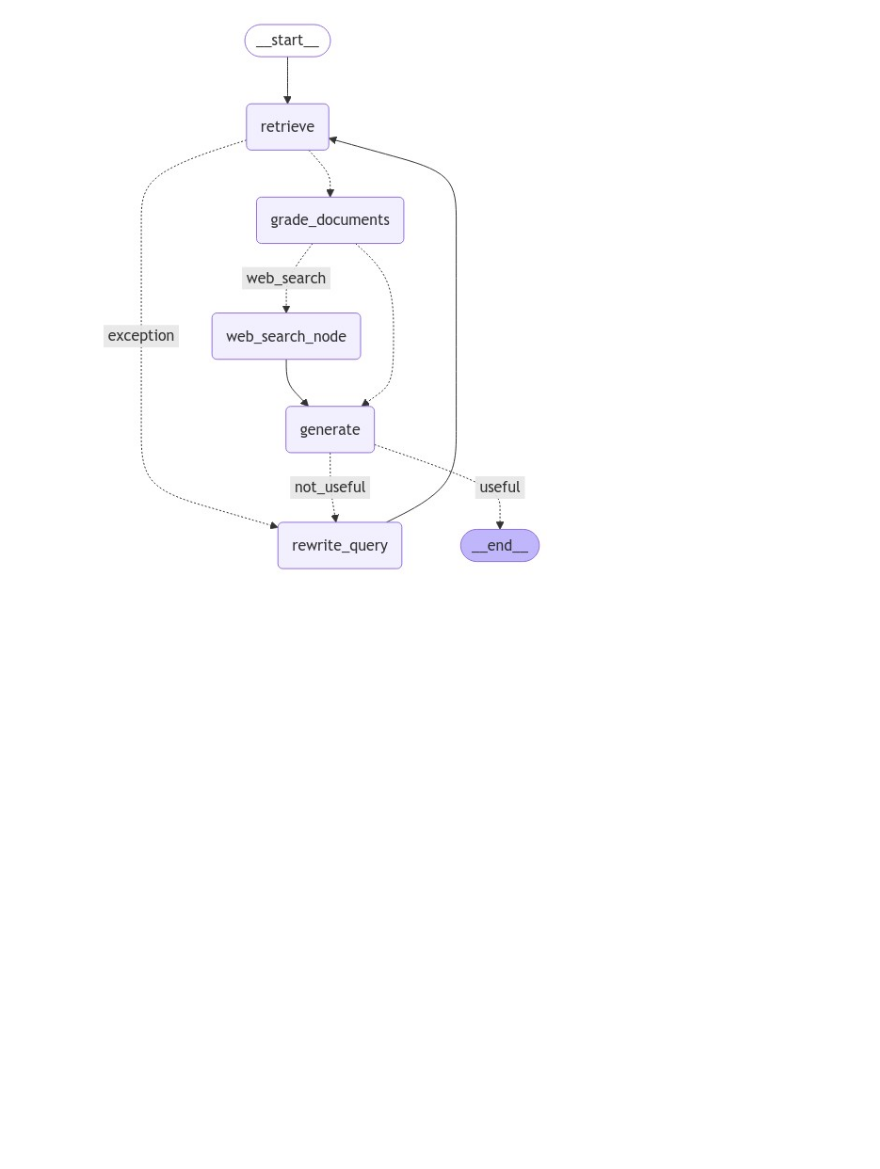
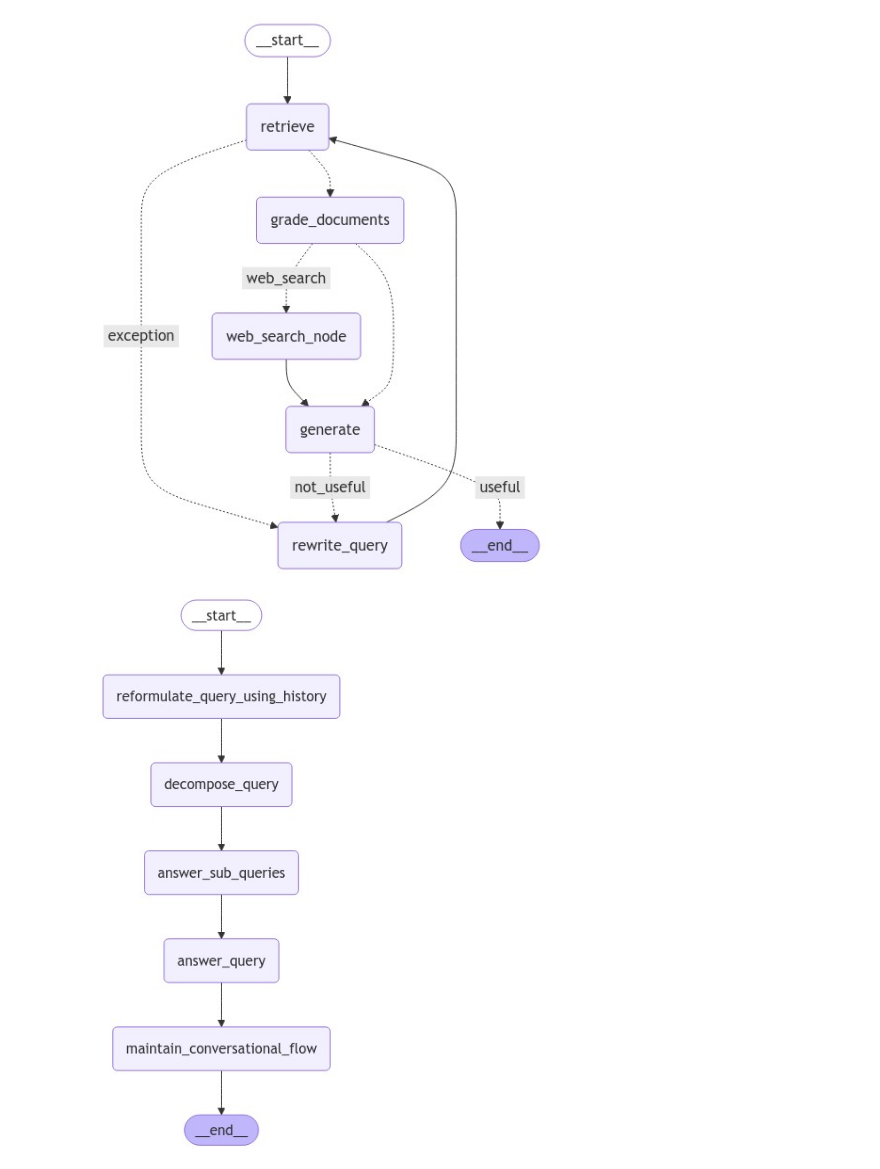
Before and after one commit to ranjanrakesh47g/WeatherRAG, a Jupyter notebook: Notebooks/WeatherRAG.ipynb, the cells around one changed output. Drawn from its saved outputs; the diff is of its cells as text; code cells hidden in the pictures; blank space fills up the shorter version.

```diff
--- a/Notebooks/WeatherRAG.ipynb
+++ b/Notebooks/WeatherRAG.ipynb
@@ -254,7 +296,7 @@ print(retrieval_grader.invoke({"input": question, "document": format_docs(docs)}
 # %% [output]
 binary_score='no'
 # %%
-web_search_tool = TavilySearchResults(max_results=10, include_answer=True)
+web_search_tool = TavilySearchResults(max_results=5, include_answer=True)
 # %%
 rewrite_system_prompt = """You are a question re-writer that converts an input question to a better version that is optimized \n
      for web search. Look at the input and try to reason about the underlying semantic intent / meaning. While outputting, just output the improved query"""
@@ -921,3 +723,5 @@ display(
 )
 # %% [output]
 [figure]
+# %%
+rag_chain_main = prompt | llm | StrOutputParser()
@@ -923,0 +777,40 @@ display(
+# %%
+class GraphStateMain(TypedDict):
+    """ Represents the state of our graph. """
+    input: str
+    chat_history: List[str]
+    reformulated_query: str
+    sub_queries: List[str]
+    sub_answers: List[str]
+    candidate_answer: str
+    answer: str
+
+workflow_main = StateGraph(GraphStateMain)
+# %%
+# Define the nodes
+workflow_main.add_node("reformulate_query_using_history", reformulate_query_using_history)  # reformulate query using history
+workflow_main.add_node("decompose_query", decompose_query)  # decompose query
+workflow_main.add_node("answer_sub_queries", answer_sub_queries)  # answer sub-queries
+workflow_main.add_node("answer_query", answer_query)  # answer query
+workflow_main.add_node("maintain_conversational_flow", maintain_conversational_flow)  # maintain conversational flow
+
+# Build graph
+workflow_main.add_edge(START, "reformulate_query_using_history")
+workflow_main.add_edge("reformulate_query_using_history", "decompose_query")
+workflow_main.add_edge("decompose_query", "answer_sub_queries")
+workflow_main.add_edge("answer_sub_queries", "answer_query")
+workflow_main.add_edge("answer_query", "maintain_conversational_flow")
+workflow_main.add_edge("maintain_conversational_flow", END)
+
+# Compile
+app_main = workflow_main.compile()
+# %%
+display(
+    Image(
+        app_main.get_graph().draw_mermaid_png(
+            draw_method=MermaidDrawMethod.API,
+        )
+    )
+)
+# %% [output]
+[figure, added]
```
Also changed, not shown: parts of 92 cells of this notebook, 1 other file.
